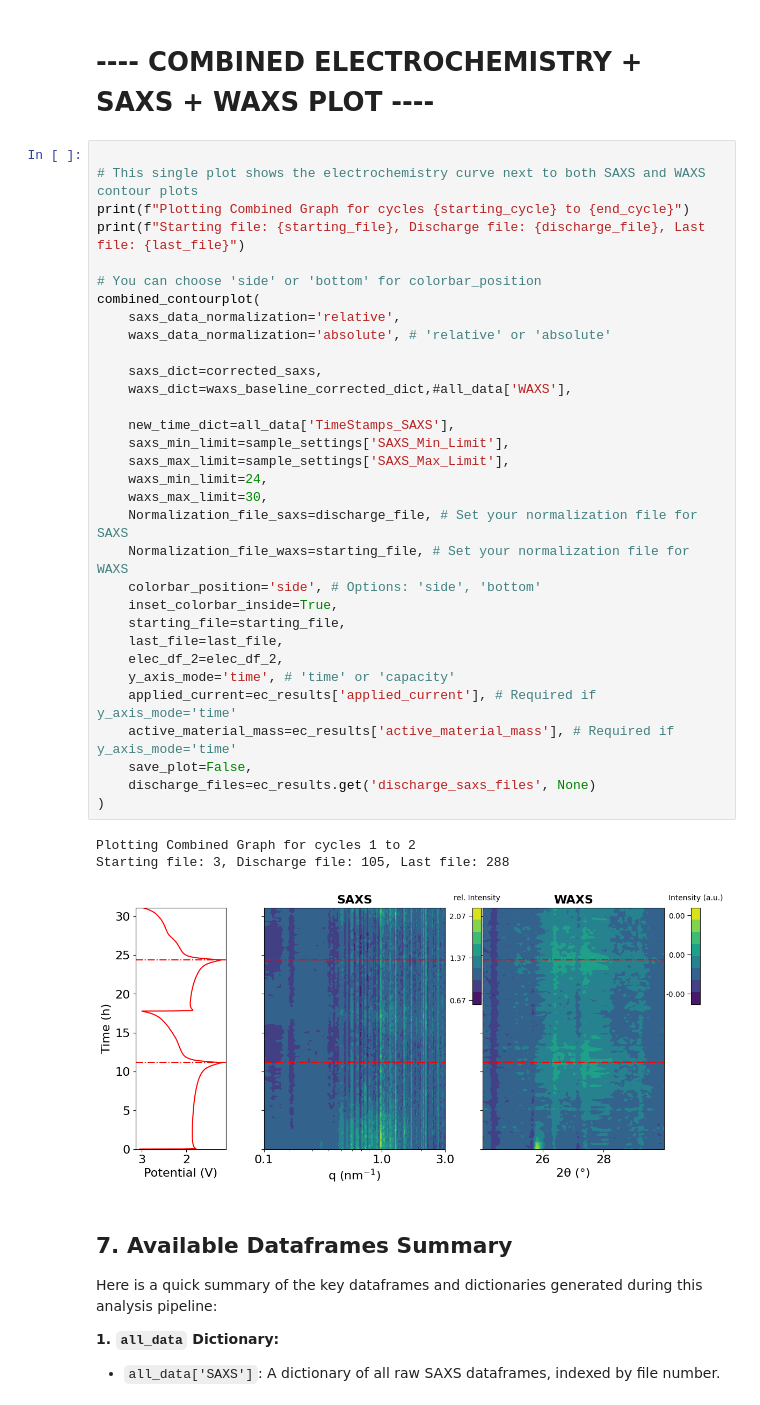
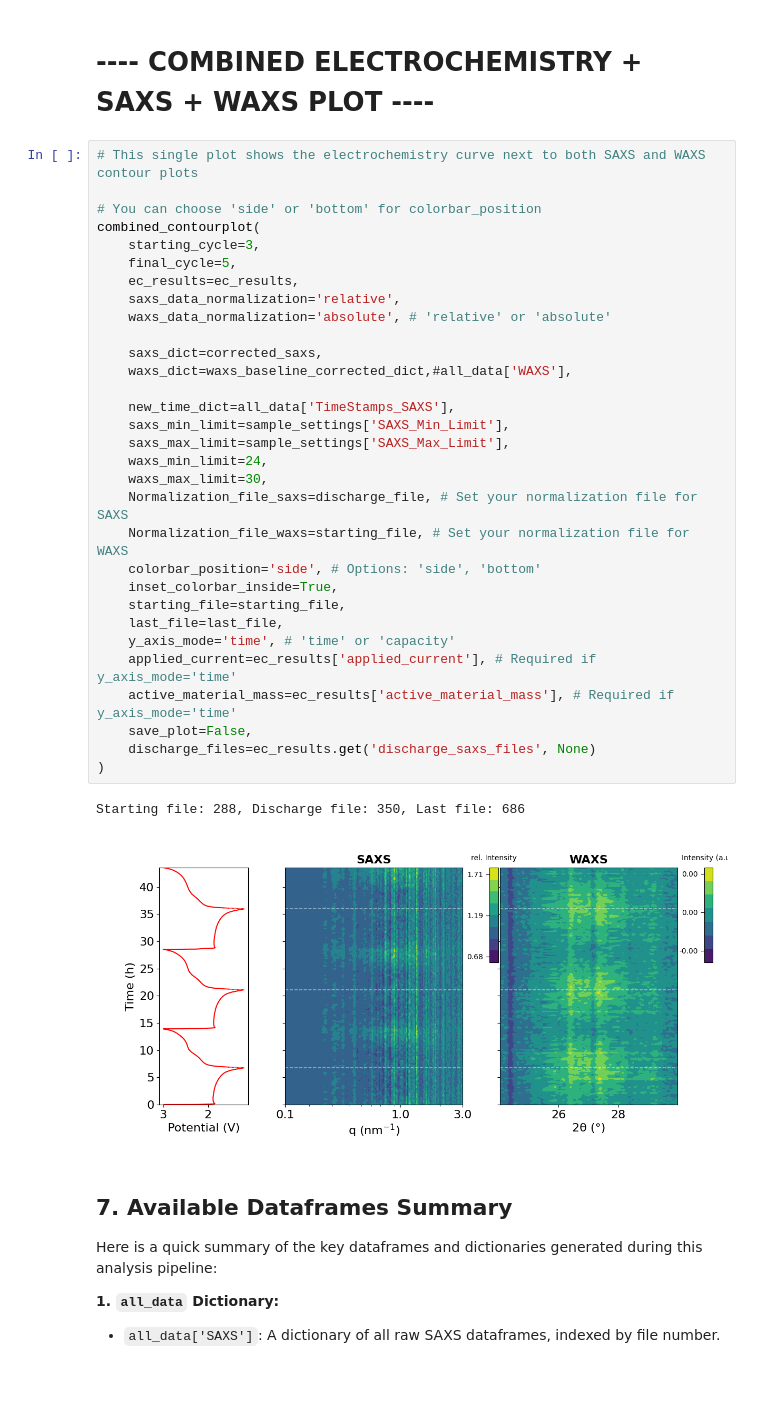
Before and after one commit to PronoyDutta/SAXS_WAXS, a Jupyter notebook: Final_Notebooks/main_analysis.ipynb, the cells around one changed output. Saved outputs shown, nothing was run; the diff lists cells and outputs as text; blank space fills up the shorter version.

```diff
--- a/Final_Notebooks/main_analysis.ipynb
+++ b/Final_Notebooks/main_analysis.ipynb
@@ -612,41 +328,39 @@ VBox(children=(HTML(value='<h3>WAXS Baseline Correction</h3>'), Dropdown(descrip
 # %% [markdown]
 # ---- COMBINED ELECTROCHEMISTRY + SAXS + WAXS PLOT ----
 # %%
-
 # This single plot shows the electrochemistry curve next to both SAXS and WAXS contour plots
-print(f"Plotting Combined Graph for cycles {starting_cycle} to {end_cycle}")
-print(f"Starting file: {starting_file}, Discharge file: {discharge_file}, Last file: {last_file}")
 
 # You can choose 'side' or 'bottom' for colorbar_position
 combined_contourplot(
+    starting_cycle=3,
+    final_cycle=5,
+    ec_results=ec_results,
     saxs_data_normalization='relative',
     waxs_data_normalization='absolute', # 'relative' or 'absolute'
 
     saxs_dict=corrected_saxs,
     waxs_dict=waxs_baseline_corrected_dict,#all_data['WAXS'],
 
     new_time_dict=all_data['TimeStamps_SAXS'],
     saxs_min_limit=sample_settings['SAXS_Min_Limit'],
     saxs_max_limit=sample_settings['SAXS_Max_Limit'],
     waxs_min_limit=24,
     waxs_max_limit=30,
     Normalization_file_saxs=discharge_file, # Set your normalization file for SAXS
     Normalization_file_waxs=starting_file, # Set your normalization file for WAXS
     colorbar_position='side', # Options: 'side', 'bottom'
     inset_colorbar_inside=True,
     starting_file=starting_file,
     last_file=last_file,
-    elec_df_2=elec_df_2,
     y_axis_mode='time', # 'time' or 'capacity'
     applied_current=ec_results['applied_current'], # Required if y_axis_mode='time'
     active_material_mass=ec_results['active_material_mass'], # Required if y_axis_mode='time'
     save_plot=False,
     discharge_files=ec_results.get('discharge_saxs_files', None)
 )
 # %% [output]
-Plotting Combined Graph for cycles 1 to 2
-Starting file: 3, Discharge file: 105, Last file: 288
+Starting file: 288, Discharge file: 350, Last file: 686
-[figure, old version]
+[figure, new version]
 # %% [markdown]
 ## 7. Available Dataframes Summary
 Here is a quick summary of the key dataframes and dictionaries generated during this analysis pipeline:
```
Also changed, not shown: parts of 17 cells of this notebook, 3 other files.
